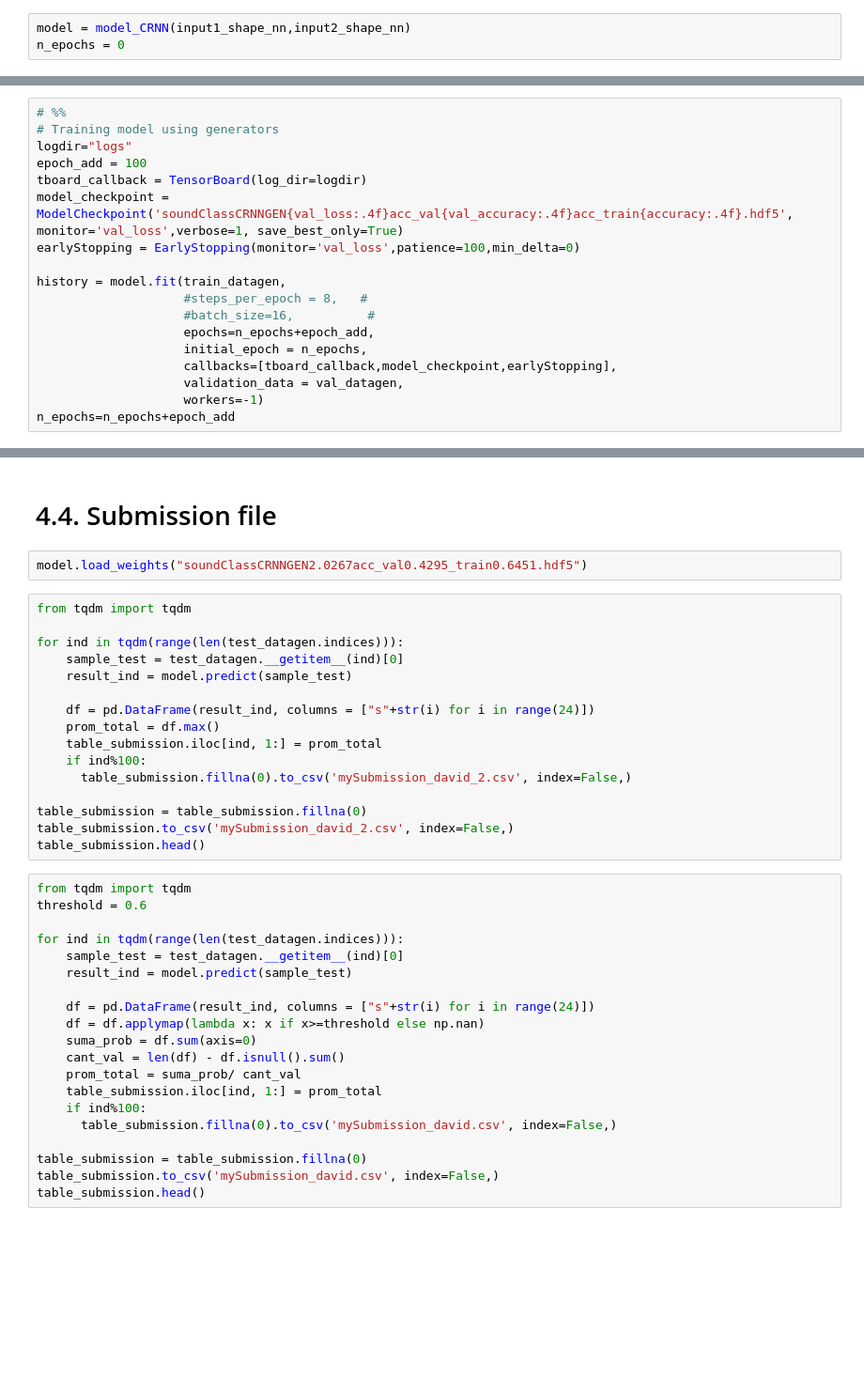
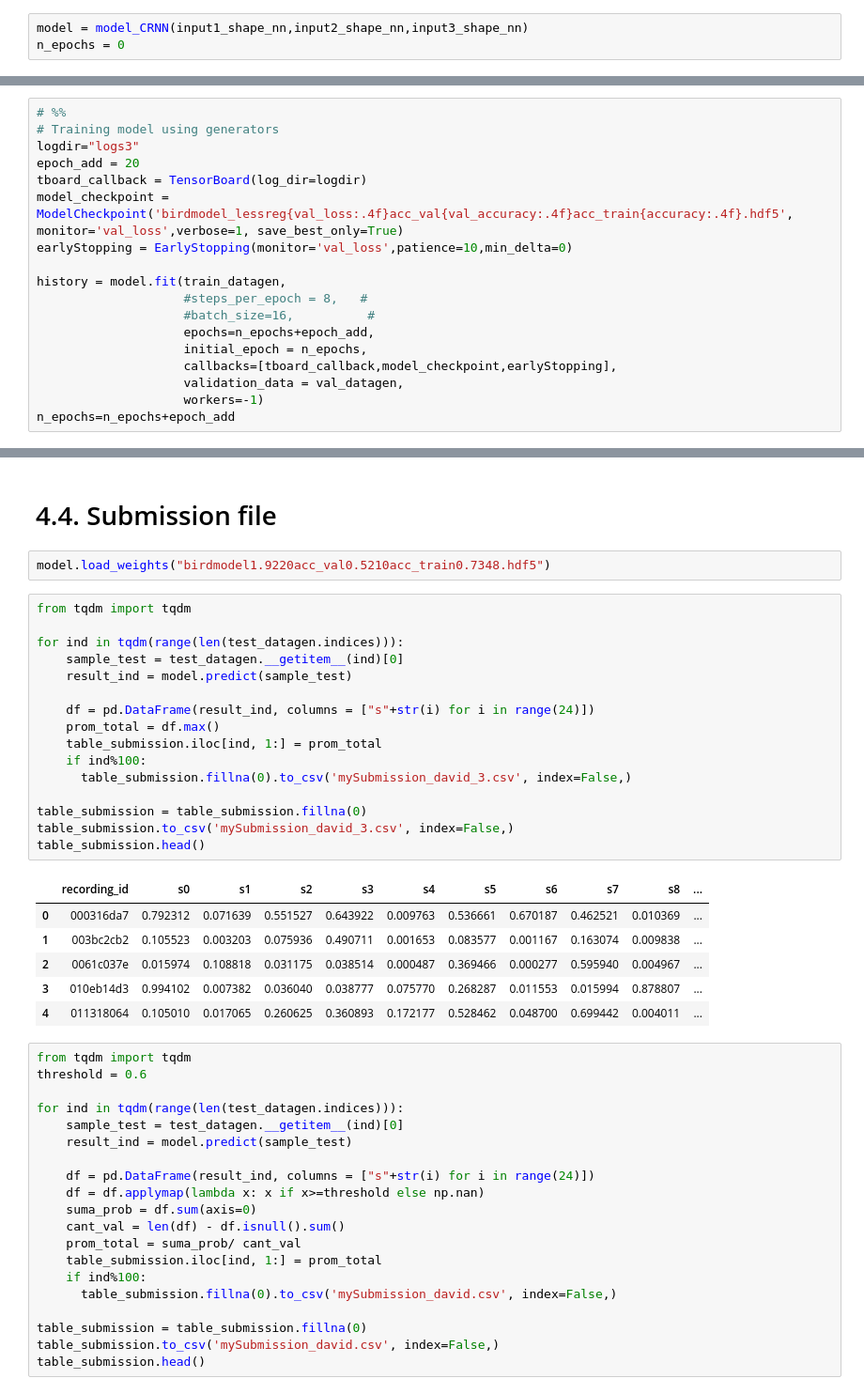
Before and after one commit to DavidCastilloAlvarado/Rainforest-Connection-Species-Audio-Detection, a Jupyter notebook: birds-crocro-augmentation-transferlearning.ipynb, the cells around one changed output, grey strips where cells are left out. Shown at 94% size. Saved outputs shown, nothing was run; the diff lists cells and outputs as text; blank space fills up the shorter version.

Commit message:
Model aprouch 0.53 val accuracy

```diff
--- a/birds-crocro-augmentation-transferlearning.ipynb
+++ b/birds-crocro-augmentation-transferlearning.ipynb
@@ -1083,3 +1142,3 @@ test_datagen.__getitem__(1)[0][1].shape[1:]
 # %%
-model = model_CRNN(input1_shape_nn,input2_shape_nn)
+model = model_CRNN(input1_shape_nn,input2_shape_nn,input3_shape_nn)
 n_epochs = 0
@@ -1088,11 +1168,11 @@ n_epochs = 0
 # %%
 # %%
 # Training model using generators
-logdir="logs"
-epoch_add = 100
+logdir="logs3"
+epoch_add = 20
 tboard_callback = TensorBoard(log_dir=logdir)
-model_checkpoint = ModelCheckpoint('soundClassCRNNGEN{val_loss:.4f}acc_val{val_accuracy:.4f}acc_train{accuracy:.4f}.hdf5', monitor='val_loss',verbose=1, save_best_only=True)
-earlyStopping = EarlyStopping(monitor='val_loss',patience=100,min_delta=0)
+model_checkpoint = ModelCheckpoint('birdmodel_lessreg{val_loss:.4f}acc_val{val_accuracy:.4f}acc_train{accuracy:.4f}.hdf5', monitor='val_loss',verbose=1, save_best_only=True)
+earlyStopping = EarlyStopping(monitor='val_loss',patience=10,min_delta=0)
 
 history = model.fit(train_datagen,
                     #steps_per_epoch = 8,   #
@@ -1126,24 +1205,31 @@ KeyboardInterrupt: ignored
 <center> Work in  progress</center>
 # %% [markdown]
 # 4.4. Submission file
-# %%
-model.load_weights("soundClassCRNNGEN2.0267acc_val0.4295_train0.6451.hdf5")
+# %%
+model.load_weights("birdmodel1.9220acc_val0.5210acc_train0.7348.hdf5")
 # %%
 from tqdm import tqdm
 
 for ind in tqdm(range(len(test_datagen.indices))):
     sample_test = test_datagen.__getitem__(ind)[0]
     result_ind = model.predict(sample_test)
 
     df = pd.DataFrame(result_ind, columns = ["s"+str(i) for i in range(24)])
     prom_total = df.max()
     table_submission.iloc[ind, 1:] = prom_total
     if ind%100:
-      table_submission.fillna(0).to_csv('mySubmission_david_2.csv', index=False,)
+      table_submission.fillna(0).to_csv('mySubmission_david_3.csv', index=False,)
 
 table_submission = table_submission.fillna(0)
-table_submission.to_csv('mySubmission_david_2.csv', index=False,)
+table_submission.to_csv('mySubmission_david_3.csv', index=False,)
 table_submission.head()
+# %% [output]
+|  | recording_id | s0 | s1 | s2 | s3 | s4 | s5 | s6 | s7 | s8 | ... |
+| 0 | 000316da7 | 0.792312 | 0.071639 | 0.551527 | 0.643922 | 0.009763 | 0.536661 | 0.670187 | 0.462521 | 0.010369 | ... |
+| 1 | 003bc2cb2 | 0.105523 | 0.003203 | 0.075936 | 0.490711 | 0.001653 | 0.083577 | 0.001167 | 0.163074 | 0.009838 | ... |
+| 2 | 0061c037e | 0.015974 | 0.108818 | 0.031175 | 0.038514 | 0.000487 | 0.369466 | 0.000277 | 0.595940 | 0.004967 | ... |
+| 3 | 010eb14d3 | 0.994102 | 0.007382 | 0.036040 | 0.038777 | 0.075770 | 0.268287 | 0.011553 | 0.015994 | 0.878807 | ... |
+| 4 | 011318064 | 0.105010 | 0.017065 | 0.260625 | 0.360893 | 0.172177 | 0.528462 | 0.048700 | 0.699442 | 0.004011 | ... |
 # %%
 from tqdm import tqdm
 threshold = 0.6
```
Also changed, not shown: parts of 22 cells of this notebook, 2 other files.
